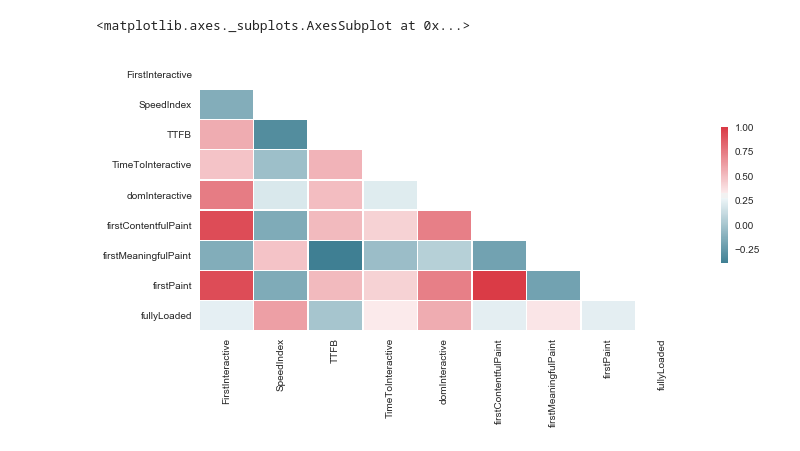
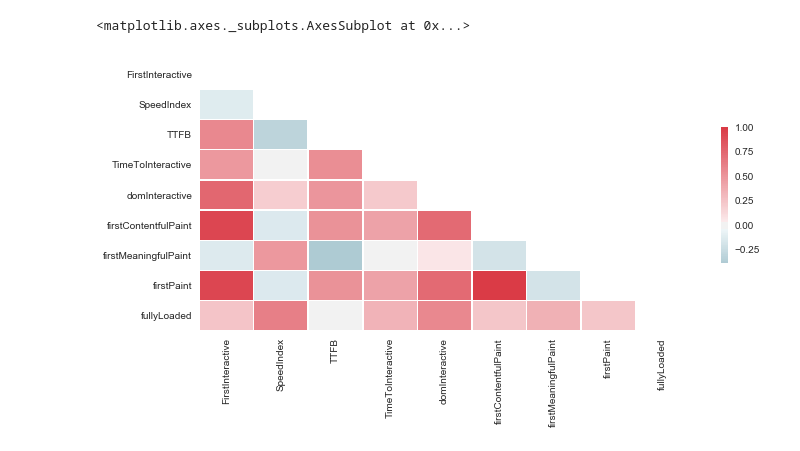
Before and after one commit to andresvidal/speedtracker-jet, a Jupyter notebook: Speedtracker.ipynb, the cells around one changed output. Cells and saved outputs as stored; diff of their text form; code cells hidden in the pictures.

```diff
--- a/Speedtracker.ipynb
+++ b/Speedtracker.ipynb
@@ -377,36 +377,33 @@ sns.boxplot(x='speedtracker.slug', y=metric,width=.7, data=boxplot_df)
 # %%
 #
 # Plotting a diagonal correlation matrix
 #
 
 import numpy as np
 import seaborn as sns
 import matplotlib.pyplot as plt
 
 corr = df.rename(dict(zip(
         list(df.columns),
         list(df.columns.str.split('.').map(lambda r: r[-1]))
     )), axis=1).corr()
 
 sns.set(style="white")
 
 # Generate a mask for the upper triangle
 mask = np.zeros_like(corr, dtype=np.bool)
 mask[np.triu_indices_from(mask)] = True
 
 # Set up the matplotlib figure
 f, ax = plt.subplots(figsize=(11, 5))
 
 # Generate a custom diverging colormap
 cmap = sns.diverging_palette(220, 10, as_cmap=True)
 
 
 
-# sns.heatmap(corr, mask=mask, cmap=cmap, center=0, robust=1,
-#             square=True, linewidths=.5, cbar_kws={"shrink": .5})
-
-sns.heatmap(corr, mask=mask, cmap=cmap, robust=1,
-            square=False, linewidths=.5, cbar_kws={"shrink": .5})
+sns.heatmap(corr, mask=mask, cmap=cmap, center=0, robust=1,
+            square=True, linewidths=.5, cbar_kws={"shrink": .5})
 # %% [output]
 <matplotlib.axes._subplots.AxesSubplot at 0x...>
-[figure, old version]
+[figure, new version]
```
